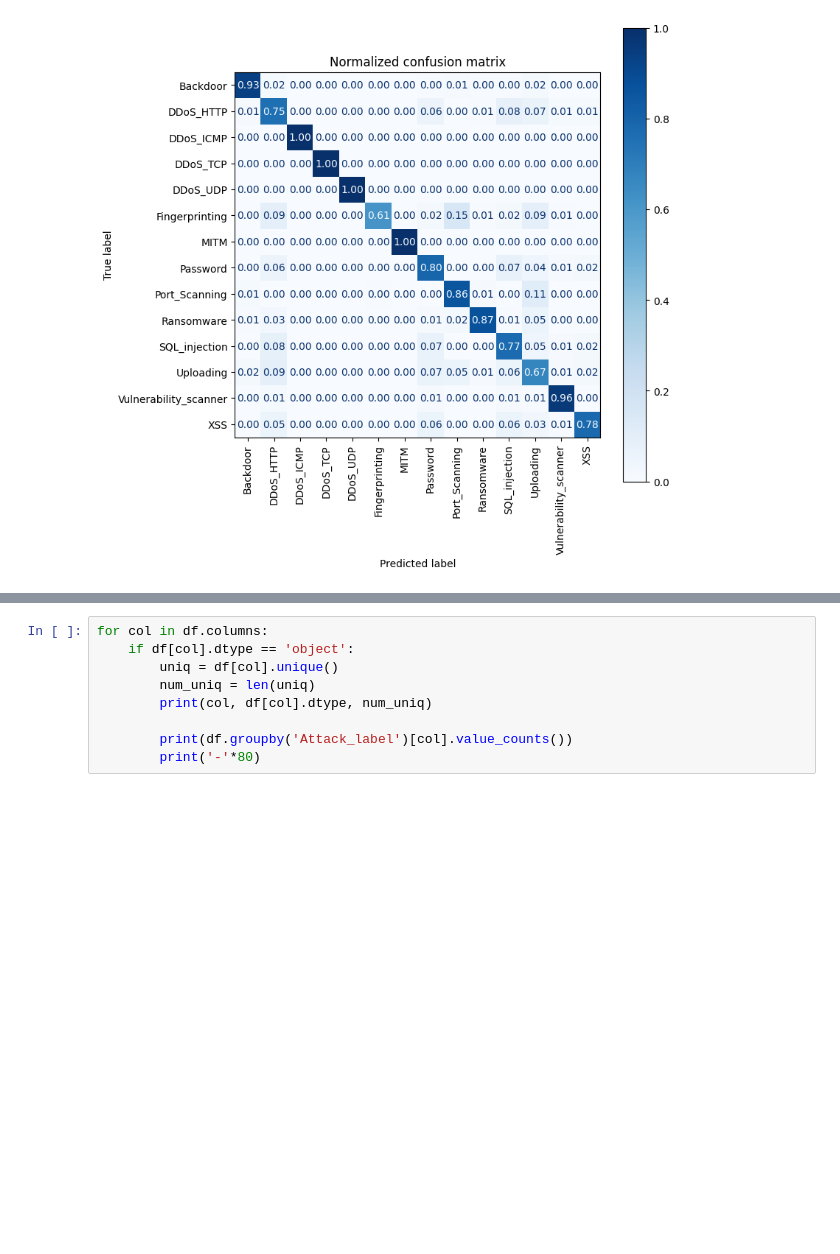
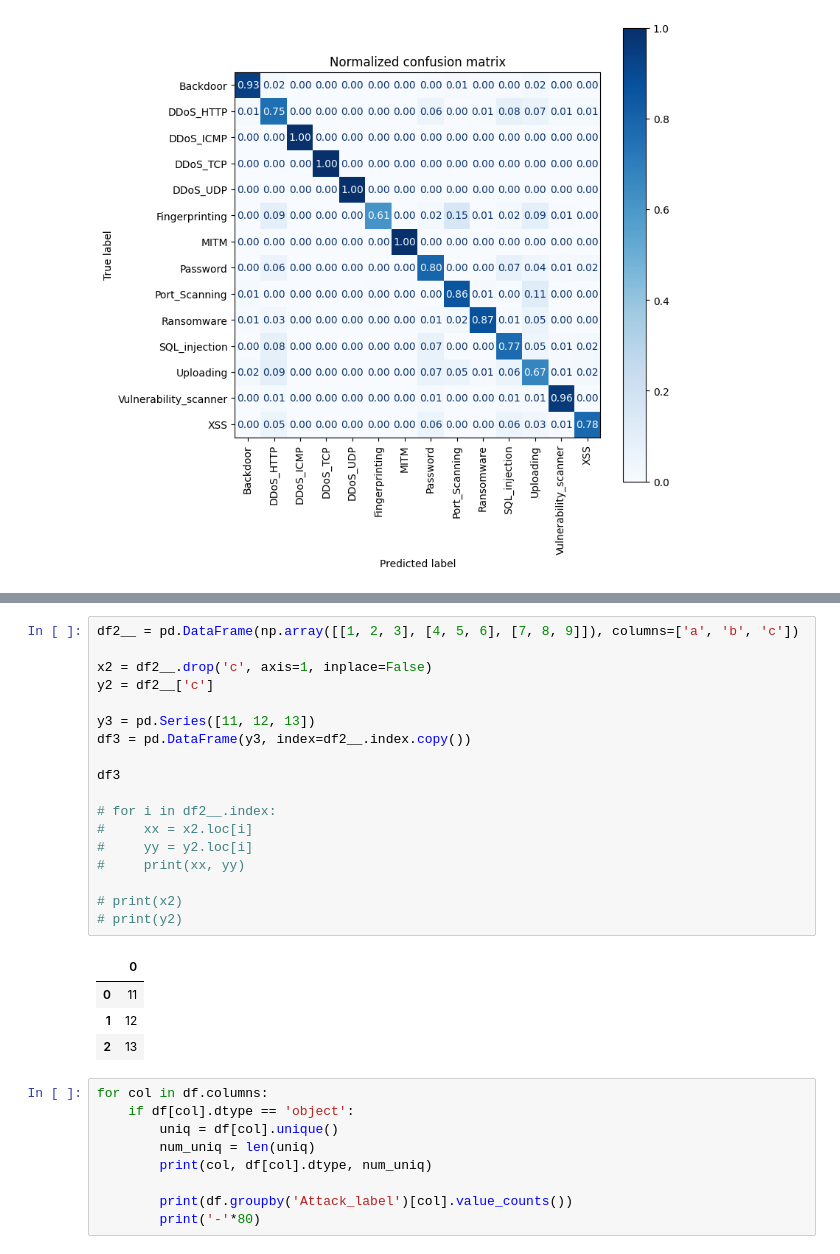
Before and after one commit to pro1710/ids, a Jupyter notebook: ml.ipynb, the cells around one changed output, grey strips where cells are left out. Cells and saved outputs as stored; diff of their text form; blank space fills up the shorter version.

```diff
--- a/ml.ipynb
+++ b/ml.ipynb
@@ -319,3 +333,26 @@ plot_cm(y_global_type, detected_attack_type)
+# %%
+df2__ = pd.DataFrame(np.array([[1, 2, 3], [4, 5, 6], [7, 8, 9]]), columns=['a', 'b', 'c'])
+
+x2 = df2__.drop('c', axis=1, inplace=False)
+y2 = df2__['c']
+
+y3 = pd.Series([11, 12, 13])
+df3 = pd.DataFrame(y3, index=df2__.index.copy())
+
+df3
+
+# for i in df2__.index:
+#     xx = x2.loc[i]
+#     yy = y2.loc[i]
+#     print(xx, yy)
+
+# print(x2)
+# print(y2)
+# %% [output]
+|  | 0 |
+| 0 | 11 |
+| 1 | 12 |
+| 2 | 13 |
 # %%
 for col in df.columns:
     if df[col].dtype == 'object':
```
Also changed, not shown: parts of 7 cells of this notebook.
